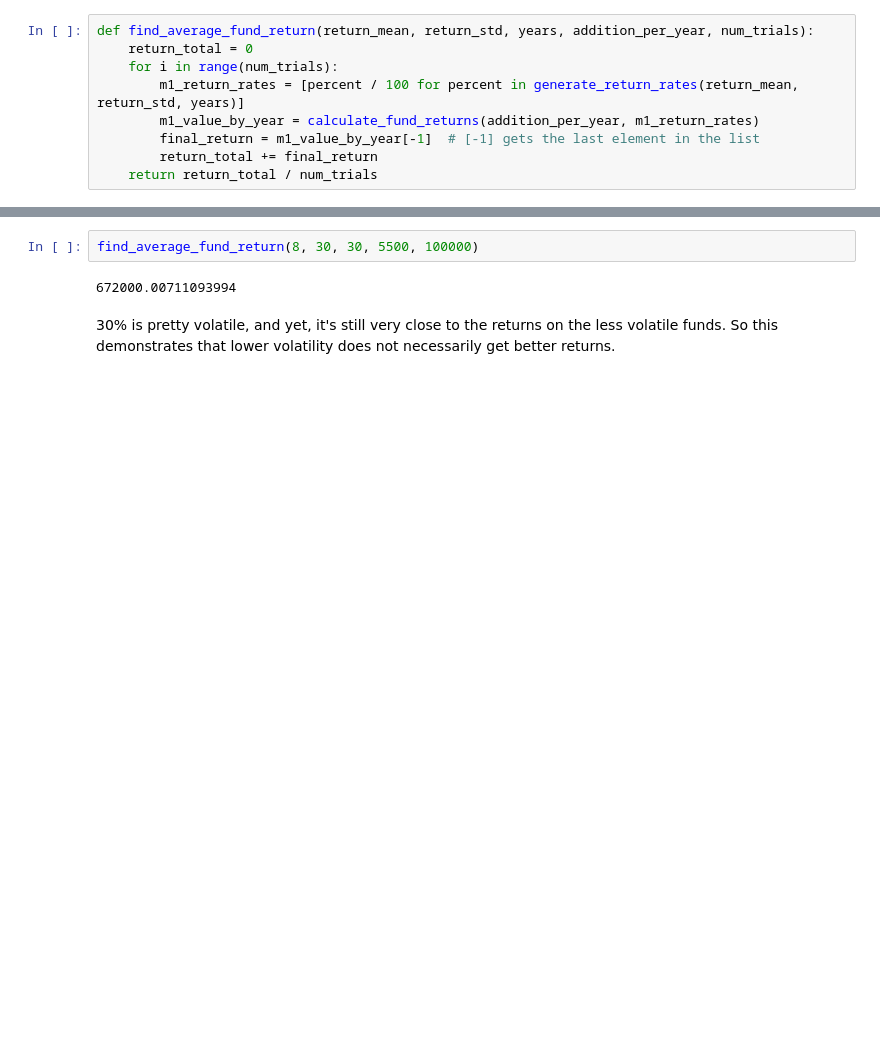
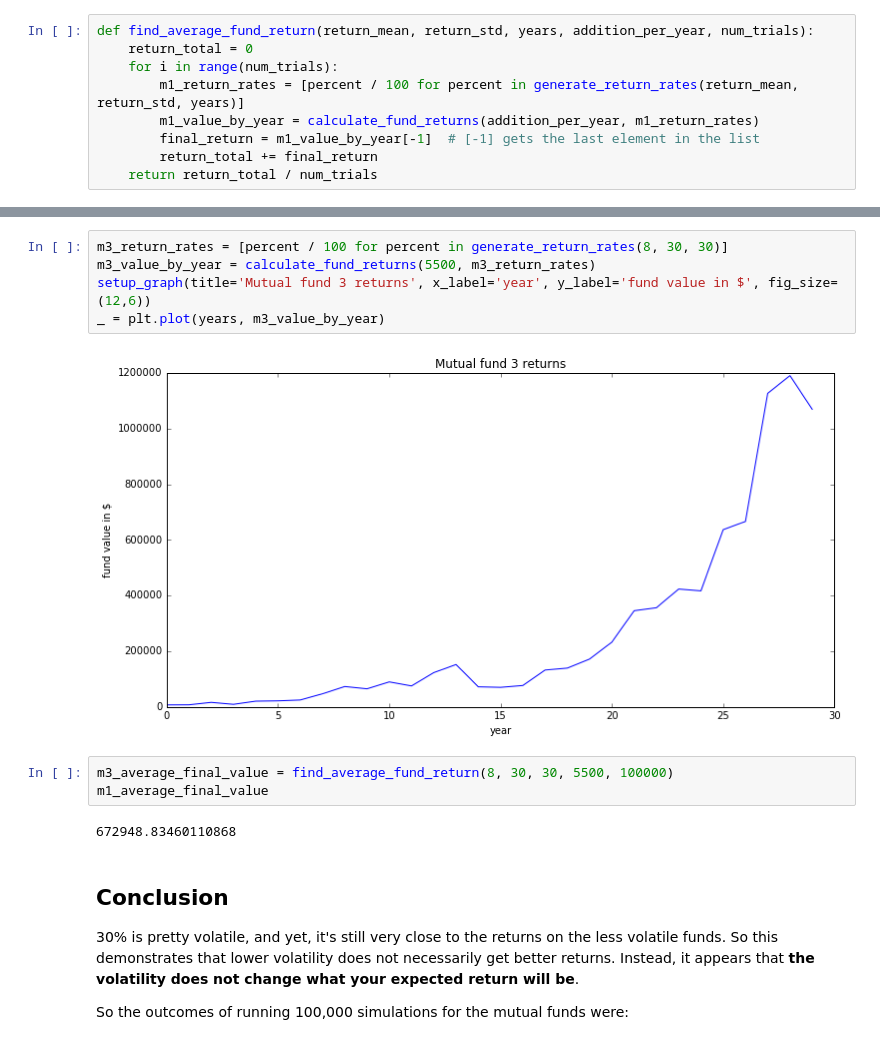
Before and after one commit to calebmadrigal/investment-analysis, a Jupyter notebook: volatility_impact_on_returns.ipynb, the cells around one changed output, grey strips where cells are left out. Drawn from its saved outputs; the diff is of its cells as text; blank space fills up the shorter version.

Commit message:
Explored the chances of reaching a specific financial goal with various levels of volatility.

```diff
--- a/volatility_impact_on_returns.ipynb
+++ b/volatility_impact_on_returns.ipynb
@@ -182,6 +185,18 @@ This looks almost exactly the same as Mutual Fund 1. Let's try more extreme stan
+# %%
+m3_return_rates = [percent / 100 for percent in generate_return_rates(8, 30, 30)]
+m3_value_by_year = calculate_fund_returns(5500, m3_return_rates)
+setup_graph(title='Mutual fund 3 returns', x_label='year', y_label='fund value in $', fig_size=(12,6))
+_ = plt.plot(years, m3_value_by_year)
+# %% [output]
+[figure, added]
 # %%
-find_average_fund_return(8, 30, 30, 5500, 100000)
+m3_average_final_value = find_average_fund_return(8, 30, 30, 5500, 100000)
+m1_average_final_value
 # %% [output]
-672000.00711093994
+672948.83460110868
 # %% [markdown]
-30% is pretty volatile, and yet, it's still very close to the returns on the less volatile funds. So this demonstrates that lower volatility does not necessarily get better returns.
+## Conclusion
+
+30% is pretty volatile, and yet, it's still very close to the returns on the less volatile funds. So this demonstrates that lower volatility does not necessarily get better returns. Instead, it appears that **the volatility does not change what your expected return will be**.
+
+So the outcomes of running 100,000 simulations for the mutual funds were:
```
Also changed, not shown: parts of 18 cells of this notebook.
